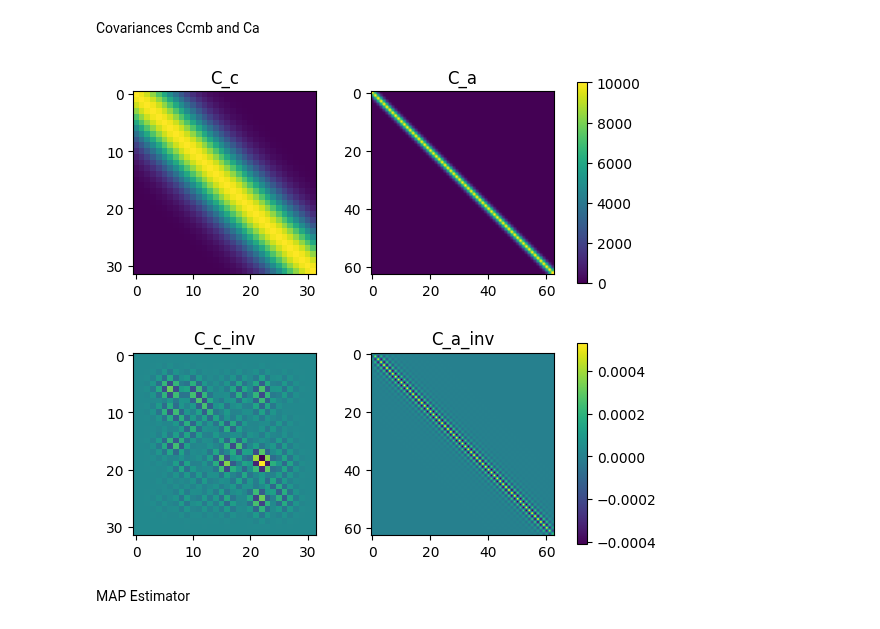
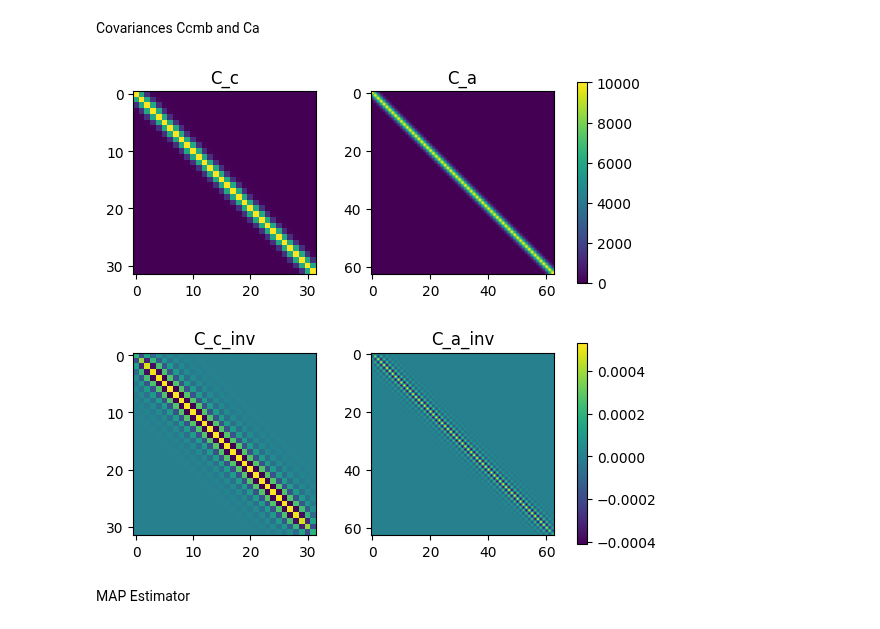
Before and after one commit to Rachel-0420/Toy-Model-for-Field-Level, a Jupyter notebook: ML_Estimator.ipynb, the cells around one changed output. Drawn from its saved outputs; the diff is of its cells as text; code cells hidden in the pictures.

```diff
--- a/ML_Estimator.ipynb
+++ b/ML_Estimator.ipynb
@@ -26,7 +26,7 @@ sigma_n = 1              # White noise
 Covariances Ccmb and Ca
 # %%
 # C_c: CMB Covariance (2x2 matrix)
-C_c = get_covariance_matrix(n_pix, correlation_len=5.0, amp=1.0)
+C_c = get_covariance_matrix(n_pix, correlation_len=1.0, amp=10.0)
 C_c_inv = la.inv(C_c)
 C_c_pack = np.stack(
     [get_covariance_matrix(n_pix, 1.0, amp=i) for i in range(1, 100)],
@@ -39,34 +39,34 @@ C_a_inv = la.inv(C_a)
 C_a_pack = np.stack(
     [get_covariance_matrix(n_atm, 1.0, amp=i) for i in range(1, 100)],
     axis=0
 )
 
 # N_s: Instrumental Noise Covariance
 N_s = np.eye(n_time * n_pix) * sigma_n**2
 
 
 fig = plt.figure(figsize=(6, 6))
 gs = gridspec.GridSpec(2, 2, hspace=0.3, wspace=0.3)
 
 # Row 1: Covariance matrices
 ax1 = fig.add_subplot(gs[0, 0])
 im1 = ax1.imshow(C_c)
 ax1.set_title('C_c')
 ax2 = fig.add_subplot(gs[0, 1])
 im2 = ax2.imshow(C_a)
 ax2.set_title('C_a')
 plt.colorbar(im2, ax=[ax1, ax2], location='right', fraction=0.046)
 # Row 2: Inverse covariance matrices
 ax3 = fig.add_subplot(gs[1, 0])
 im3 = ax3.imshow(C_c_inv)
 ax3.set_title('C_c_inv')
 ax4 = fig.add_subplot(gs[1, 1])
 im4 = ax4.imshow(C_a_inv)
 ax4.set_title('C_a_inv')
 plt.colorbar(im4, ax=[ax3, ax4], location='right', fraction=0.046)
 plt.show()
 # %% [output]
-[figure, old version]
+[figure, new version]
 # %% [markdown]
 MAP Estimator
 # %%
```
Also changed, not shown: parts of 2 cells of this notebook.
